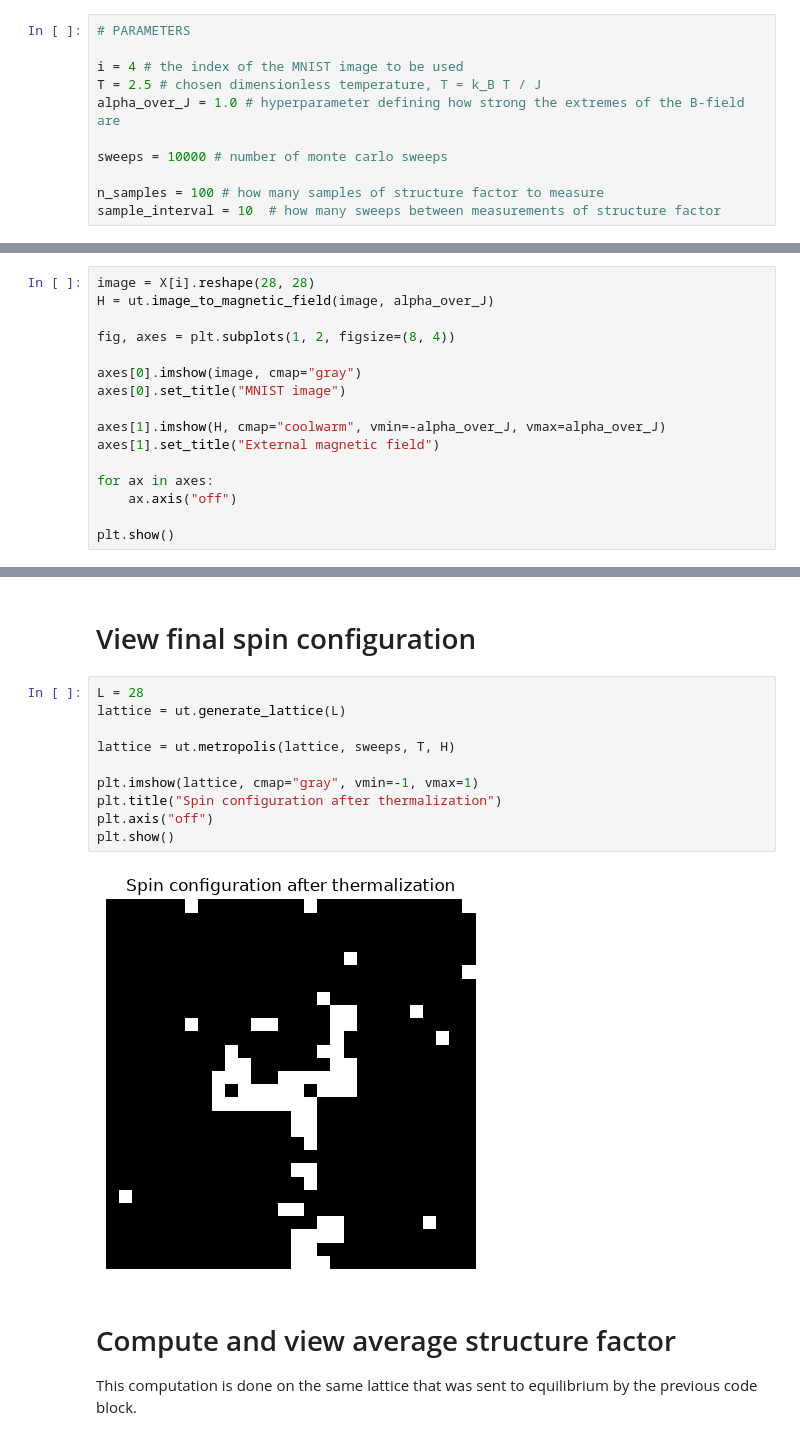
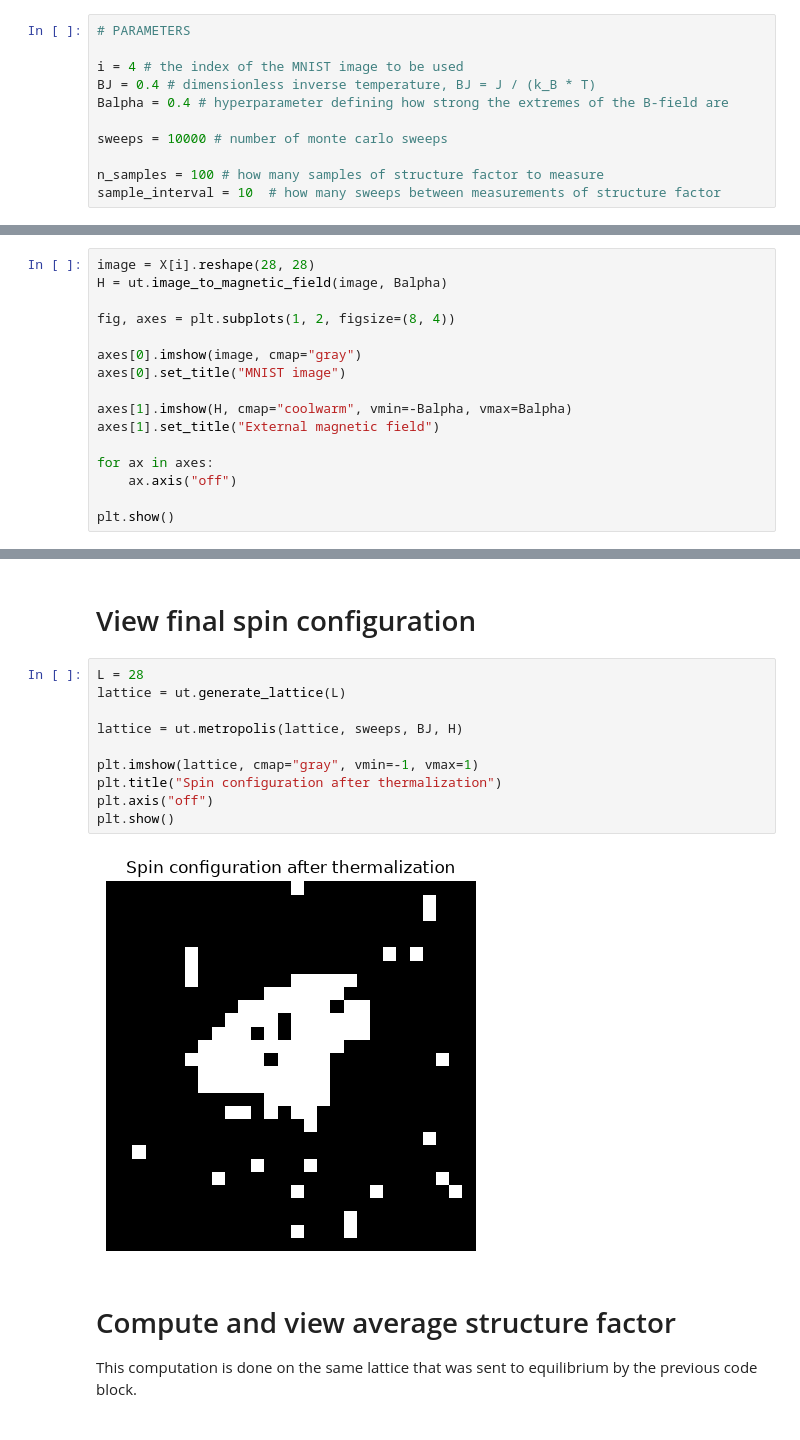
Before and after one commit to aditya-jyrj/ising-rl, a Jupyter notebook: ising_reservoir/introduction.ipynb, the cells around one changed output, grey strips where cells are left out. Saved outputs shown, nothing was run; the diff lists cells and outputs as text.

Commit message:
changed dimensionless temperature from \tilde T = k_B*T/J to beta J = 1 / {\tilde T}

```diff
--- a/ising_reservoir/introduction.ipynb
+++ b/ising_reservoir/introduction.ipynb
@@ -20,8 +17,8 @@ This notebook allows one to choose the MNIST image submitted along with other pa
 # PARAMETERS
 
 i = 4 # the index of the MNIST image to be used
-T = 2.5 # chosen dimensionless temperature, T = k_B T / J
-alpha_over_J = 1.0 # hyperparameter defining how strong the extremes of the B-field are
+BJ = 0.4 # dimensionless inverse temperature, BJ = J / (k_B * T)
+Balpha = 0.4 # hyperparameter defining how strong the extremes of the B-field are
 
 sweeps = 10000 # number of monte carlo sweeps
 
@@ -38,14 +35,14 @@ X = X.astype(np.float64) / 255.0
 # View external magnetic field derived from MNIST image
 # %%
 image = X[i].reshape(28, 28)
-H = ut.image_to_magnetic_field(image, alpha_over_J)
+H = ut.image_to_magnetic_field(image, Balpha)
 
 fig, axes = plt.subplots(1, 2, figsize=(8, 4))
 
 axes[0].imshow(image, cmap="gray")
 axes[0].set_title("MNIST image")
 
-axes[1].imshow(H, cmap="coolwarm", vmin=-alpha_over_J, vmax=alpha_over_J)
+axes[1].imshow(H, cmap="coolwarm", vmin=-Balpha, vmax=Balpha)
 axes[1].set_title("External magnetic field")
 
 for ax in axes:
@@ -59,15 +56,15 @@ plt.show()
 # %%
 L = 28
 lattice = ut.generate_lattice(L)
 
-lattice = ut.metropolis(lattice, sweeps, T, H)
+lattice = ut.metropolis(lattice, sweeps, BJ, H)
 
 plt.imshow(lattice, cmap="gray", vmin=-1, vmax=1)
 plt.title("Spin configuration after thermalization")
 plt.axis("off")
 plt.show()
 # %% [output]
-[figure, old version]
+[figure, new version]
 # %% [markdown]
 # Compute and view average structure factor
 
```
Also changed, not shown: parts of 2 cells of this notebook, 4 other files.
